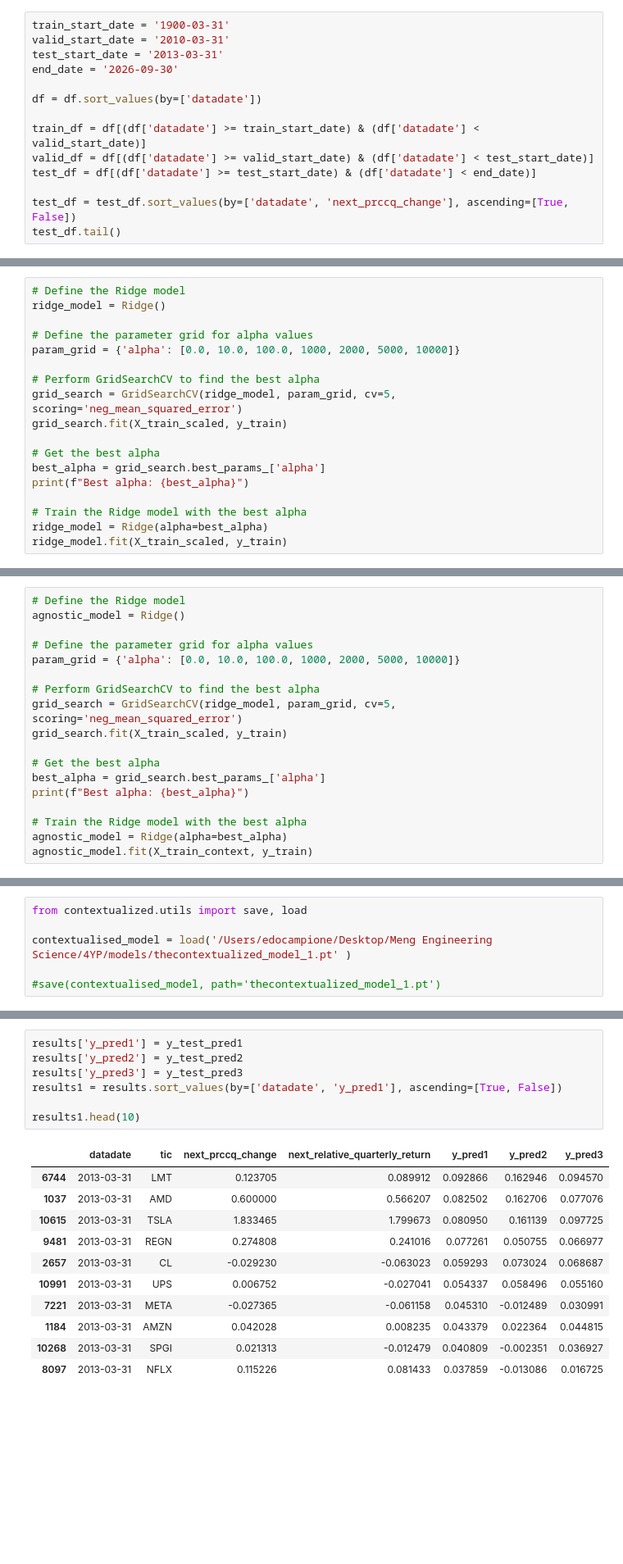
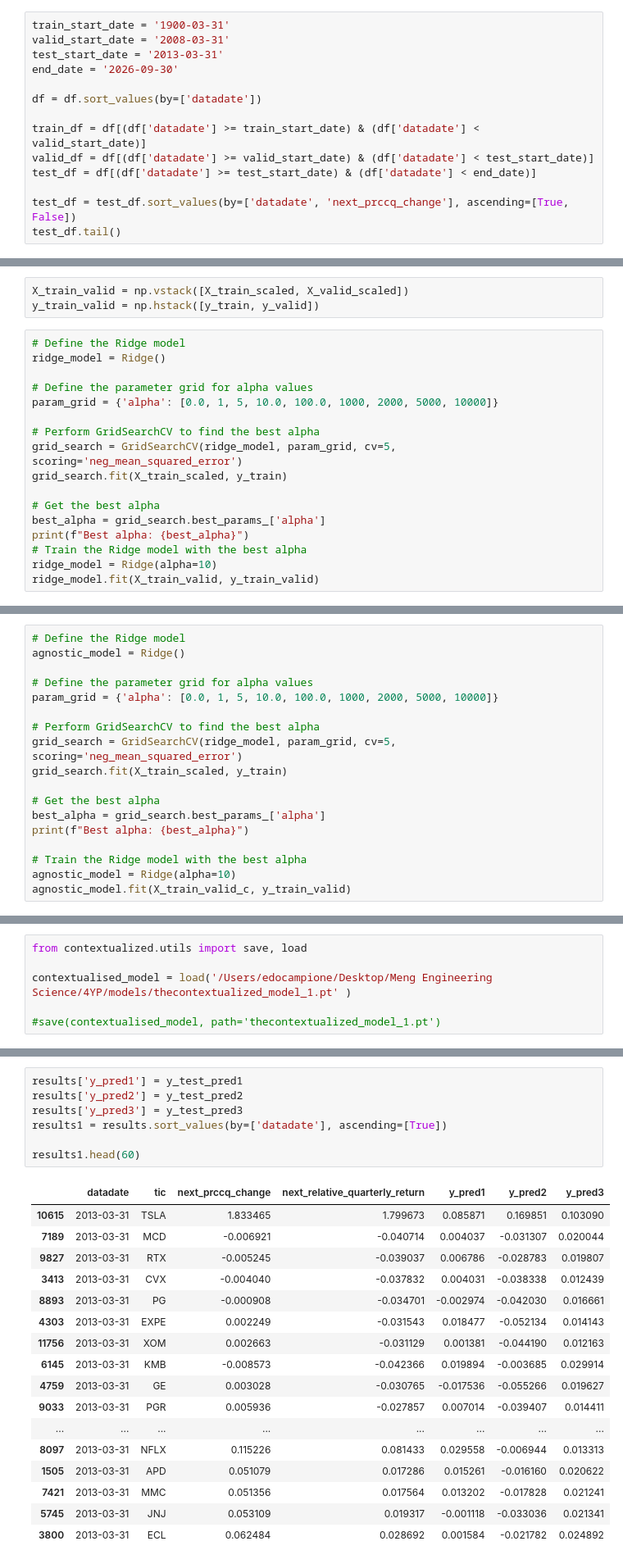
Before and after one commit to edocampione/4YP, a Jupyter notebook: models/res.ipynb, the cells around one changed output, grey strips where cells are left out. Shown at 82% size. Cells and saved outputs as stored; diff of their text form; blank space fills up the shorter version.

```diff
--- a/models/res.ipynb
+++ b/models/res.ipynb
@@ -159,7 +159,7 @@ tickers_to_drop = ['AMT', 'CTSH', 'GOOGL', 'META', 'PYPL', 'RJF', 'TSLA', 'ZTS']
 #df = df[~df['tic'].isin(tickers_to_drop)]
 # %%
 train_start_date = '1900-03-31'
-valid_start_date = '2010-03-31'
+valid_start_date = '2008-03-31'
 test_start_date = '2013-03-31'
 end_date = '2026-09-30'
 
@@ -243,12 +243,15 @@ X_test_scaled = pd.DataFrame(X_test_scaled, columns=X_test.columns)
 print(X_train_scaled.columns.tolist())
 # %% [output]
 ['roa', 'roe', 'pe_inc', 'pcf', 'roce', 'gpm', 'evm', 'npm', 'de_ratio', 'ptb', 'market_cap', 'prccq_change', 'roa_change', 'roe_change', 'pe_inc_change', 'pcf_change', 'roce_change', 'gpm_change', 'e ...
+# %%
+X_train_valid = np.vstack([X_train_scaled, X_valid_scaled])
+y_train_valid = np.hstack([y_train, y_valid])
 # %%
 # Define the Ridge model
 ridge_model = Ridge()
 
 # Define the parameter grid for alpha values
-param_grid = {'alpha': [0.0, 10.0, 100.0, 1000, 2000, 5000, 10000]}
+param_grid = {'alpha': [0.0, 1, 5, 10.0, 100.0, 1000, 2000, 5000, 10000]}
 
 # Perform GridSearchCV to find the best alpha
 grid_search = GridSearchCV(ridge_model, param_grid, cv=5, scoring='neg_mean_squared_error')
@@ -257,8 +260,7 @@ grid_search.fit(X_train_scaled, y_train)
 # Get the best alpha
 best_alpha = grid_search.best_params_['alpha']
 print(f"Best alpha: {best_alpha}")
-
 # Train the Ridge model with the best alpha
-ridge_model = Ridge(alpha=best_alpha)
-ridge_model.fit(X_train_scaled, y_train)
+ridge_model = Ridge(alpha=10)
+ridge_model.fit(X_train_valid, y_train_valid)
 # %% [output]
@@ -282,7 +286,7 @@ X_test_context = X_test_scaled.drop(columns=context)
 agnostic_model = Ridge()
 
 # Define the parameter grid for alpha values
-param_grid = {'alpha': [0.0, 10.0, 100.0, 1000, 2000, 5000, 10000]}
+param_grid = {'alpha': [0.0, 1, 5, 10.0, 100.0, 1000, 2000, 5000, 10000]}
 
 # Perform GridSearchCV to find the best alpha
 grid_search = GridSearchCV(ridge_model, param_grid, cv=5, scoring='neg_mean_squared_error')
@@ -293,6 +297,6 @@ best_alpha = grid_search.best_params_['alpha']
 print(f"Best alpha: {best_alpha}")
 
 # Train the Ridge model with the best alpha
-agnostic_model = Ridge(alpha=best_alpha)
-agnostic_model.fit(X_train_context, y_train)
+agnostic_model = Ridge(alpha=10)
+agnostic_model.fit(X_train_valid_c, y_train_valid)
 # %% [output]
@@ -443,19 +429,25 @@ weighted avg       0.61      0.55      0.49      1940
 # %%
 results['y_pred1'] = y_test_pred1
 results['y_pred2'] = y_test_pred2
 results['y_pred3'] = y_test_pred3
-results1 = results.sort_values(by=['datadate', 'y_pred1'], ascending=[True, False])
+results1 = results.sort_values(by=['datadate'], ascending=[True])
 
-results1.head(10)
+results1.head(60)
 # %% [output]
 |  | datadate | tic | next_prccq_change | next_relative_quarterly_return | y_pred1 | y_pred2 | y_pred3 |
-| 6744 | 2013-03-31 | LMT | 0.123705 | 0.089912 | 0.092866 | 0.162946 | 0.094570 |
-| 1037 | 2013-03-31 | AMD | 0.600000 | 0.566207 | 0.082502 | 0.162706 | 0.077076 |
-| 10615 | 2013-03-31 | TSLA | 1.833465 | 1.799673 | 0.080950 | 0.161139 | 0.097725 |
-| 9481 | 2013-03-31 | REGN | 0.274808 | 0.241016 | 0.077261 | 0.050755 | 0.066977 |
-| 2657 | 2013-03-31 | CL | -0.029230 | -0.063023 | 0.059293 | 0.073024 | 0.068687 |
-| 10991 | 2013-03-31 | UPS | 0.006752 | -0.027041 | 0.054337 | 0.058496 | 0.055160 |
-| 7221 | 2013-03-31 | META | -0.027365 | -0.061158 | 0.045310 | -0.012489 | 0.030991 |
-| 1184 | 2013-03-31 | AMZN | 0.042028 | 0.008235 | 0.043379 | 0.022364 | 0.044815 |
-| 10268 | 2013-03-31 | SPGI | 0.021313 | -0.012479 | 0.040809 | -0.002351 | 0.036927 |
-| 8097 | 2013-03-31 | NFLX | 0.115226 | 0.081433 | 0.037859 | -0.013086 | 0.016725 |
+| 10615 | 2013-03-31 | TSLA | 1.833465 | 1.799673 | 0.085871 | 0.169851 | 0.103090 |
+| 7189 | 2013-03-31 | MCD | -0.006921 | -0.040714 | 0.004037 | -0.031307 | 0.020044 |
+| 9827 | 2013-03-31 | RTX | -0.005245 | -0.039037 | 0.006786 | -0.028783 | 0.019807 |
+| 3413 | 2013-03-31 | CVX | -0.004040 | -0.037832 | 0.004031 | -0.038338 | 0.012439 |
+| 8893 | 2013-03-31 | PG | -0.000908 | -0.034701 | -0.002974 | -0.042030 | 0.016661 |
+| 4303 | 2013-03-31 | EXPE | 0.002249 | -0.031543 | 0.018477 | -0.052134 | 0.014143 |
+| 11756 | 2013-03-31 | XOM | 0.002663 | -0.031129 | 0.001381 | -0.044190 | 0.012163 |
+| 6145 | 2013-03-31 | KMB | -0.008573 | -0.042366 | 0.019894 | -0.003685 | 0.029914 |
+| 4759 | 2013-03-31 | GE | 0.003028 | -0.030765 | -0.017536 | -0.055266 | 0.019627 |
+| 9033 | 2013-03-31 | PGR | 0.005936 | -0.027857 | 0.007014 | -0.039407 | 0.014411 |
+| ... | ... | ... | ... | ... | ... | ... | ... |
+| 8097 | 2013-03-31 | NFLX | 0.115226 | 0.081433 | 0.029558 | -0.006944 | 0.013313 |
+| 1505 | 2013-03-31 | APD | 0.051079 | 0.017286 | 0.015261 | -0.016160 | 0.020622 |
+| 7421 | 2013-03-31 | MMC | 0.051356 | 0.017564 | 0.013202 | -0.017828 | 0.021241 |
+| 5745 | 2013-03-31 | JNJ | 0.053109 | 0.019317 | -0.001118 | -0.033036 | 0.021341 |
+| 3800 | 2013-03-31 | ECL | 0.062484 | 0.028692 | 0.001584 | -0.021782 | 0.024892 |
```
Also changed, not shown: parts of 14 cells of this notebook, 16 other files.
